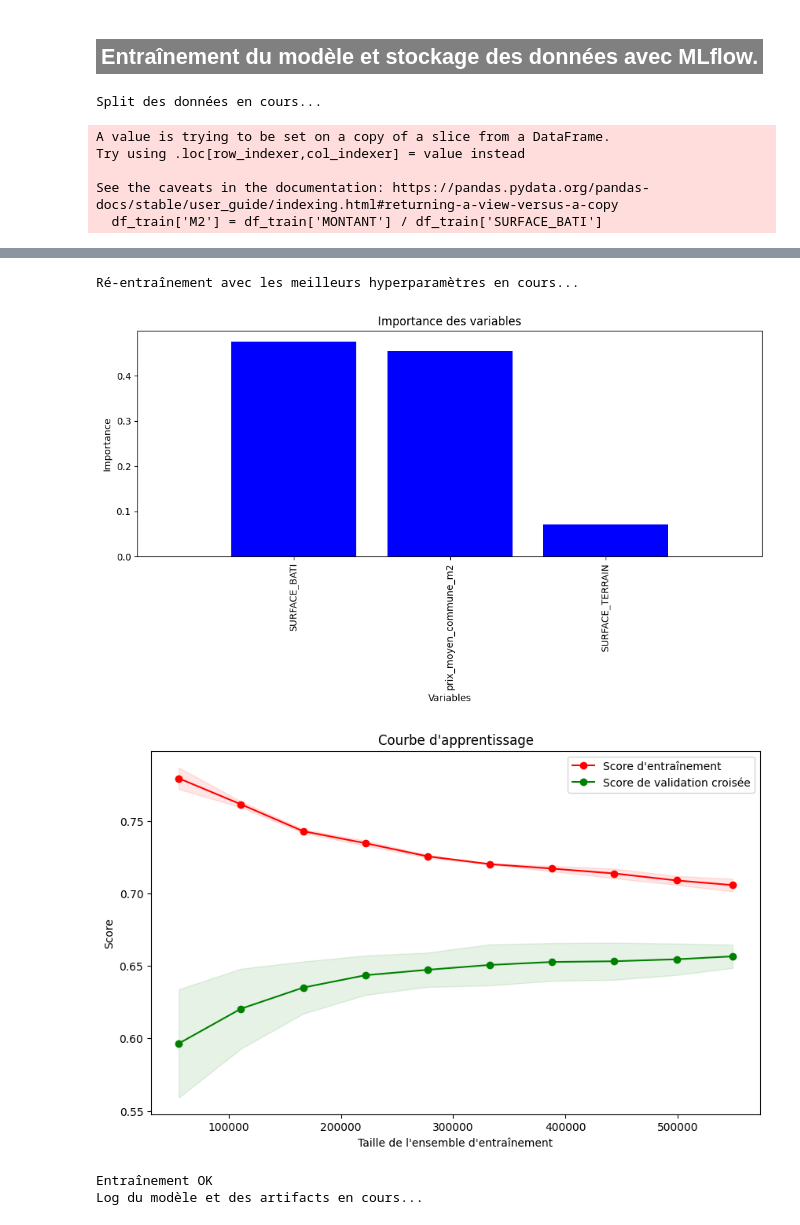
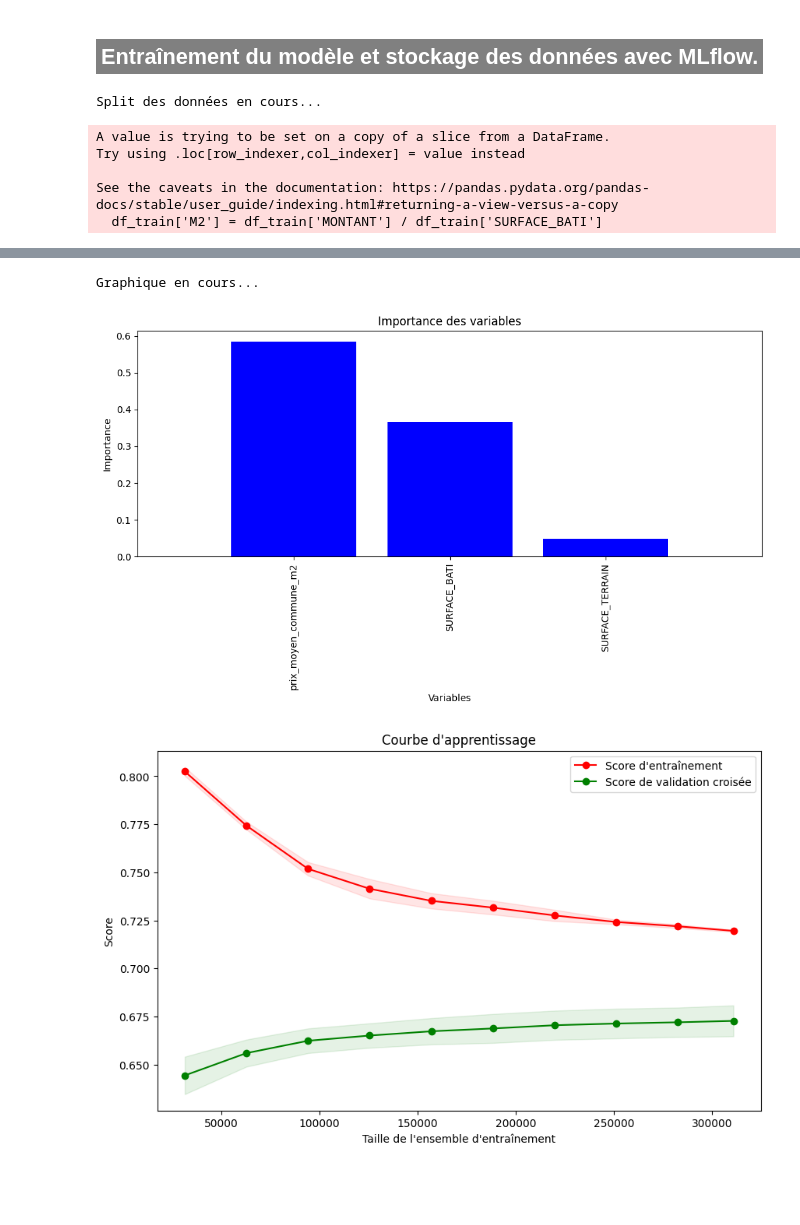
Before and after one commit to Kevin-Le-Grand/certif_app_immo, a Jupyter notebook: model/XGBoost.ipynb, the cells around one changed output, grey strips where cells are left out. Cells and saved outputs as stored; diff of their text form; code cells hidden in the pictures; blank space fills up the shorter version.

Commit message:
Debug plotting validation learning curves + supp model.ipynb + add datas_processing.py et debut mise_a_jour_donnees

```diff
--- a/model/XGBoost.ipynb
+++ b/model/XGBoost.ipynb
@@ -47,7 +41,7 @@ tx_filtrage =[nb_ventes_mini,30]
 region=''
 
 # Recherche sur un type de bien spécifique si recherche sur tous les bien mettre ''
-type_de_bien =''
+type_de_bien ='Maison'
 
 # Inclure la surface du terrain True ou False
 surface_terrain = True
@@ -66,12 +60,12 @@ nb_mois=15
 #                       Configuration de XGBoost avec GridSearchCV
 #//////////////////////////////////////////////////////////////////////////////
 param_grid = {
-    'n_estimators': [100,150],
+    'n_estimators': [50],
     'max_depth': [10],
     'learning_rate': [0.1],
-    'min_child_weight': [1,3,5],
-    'alpha' : [0.5],
-    'lambda' : [0.5]
+    'min_child_weight': [5],
+    'lambda' : [0.5],
+    'alpha' : [0.5]
 }
 cv=5
 
@@ -85,7 +79,7 @@ experiment_name = "XGBoostRegressor"
 # runs à effectuer all_datas 15months all_datas_surface_terrain 15months_surface_terrain)
 run_name = f"{region}_{'Appartement_Maison' if len(type_de_bien)==0 else type_de_bien}"\
      f"_{nb_mois}months_GridSearch_GestionOutliers_{'oui' if gestion_outliers==True else 'non'}"\
-     f"_{'' if surface_terrain==False else 'surface_terrain'}"
+     f"_{'' if surface_terrain==False else 'surface_terrain'}_alpha_lambda"
 
 model_name = f"XGB_{run_name}"
 # %% [markdown]
@@ -155,10 +149,10 @@ X_train,y_train, X_test, y_test = split_with_m2(df)
 
 X_train,X_test,encoders,scalers =  encod_scal(X_train,X_test)
 
-model, best_params, features_importances, learning_curve = train_model_xgboost(X_train,y_train,X_test,y_test, param_grid, cv)
+model, best_params = train_model_xgboost(X_train,y_train, param_grid, cv)
 
 # Tracé et enregistrement du graphique permettant de savoir si le modèle contient suffisamment de données.
-# validation_curve = plot_validation_curve(RandomForestRegressor(**best_params), run_name, X_train, y_train)
+images = plot_validation_learning_curve(model, X_train, y_train)
 
 param_mlflow(uri_tracking=uri_tracking,
         experiment_name=experiment_name, run_name=run_name,
@@ -166,7 +160,7 @@ param_mlflow(uri_tracking=uri_tracking,
         model=model, model_name=model_name,
         X_test=X_test, y_test=y_test,
         encoders=encoders,scalers=scalers,
-        images = [features_importances, learning_curve]).log_mlflow()
+        images = images).log_mlflow()
 # %% [output]
 Split des données en cours...
 A value is trying to be set on a copy of a slice from a DataFrame.
@@ -200,5 +184,3 @@ Fitting 5 folds for each of 6 candidates, totalling 30 fits
-Ré-entraînement avec les meilleurs hyperparamètres en cours...
+Graphique en cours...
-[figure, old version]
+[figure, new version]
-[figure, old version]
+[figure, new version]
-Entraînement OK
-Log du modèle et des artifacts en cours...
```
Also changed, not shown: parts of 3 cells of this notebook, 5 other files.
